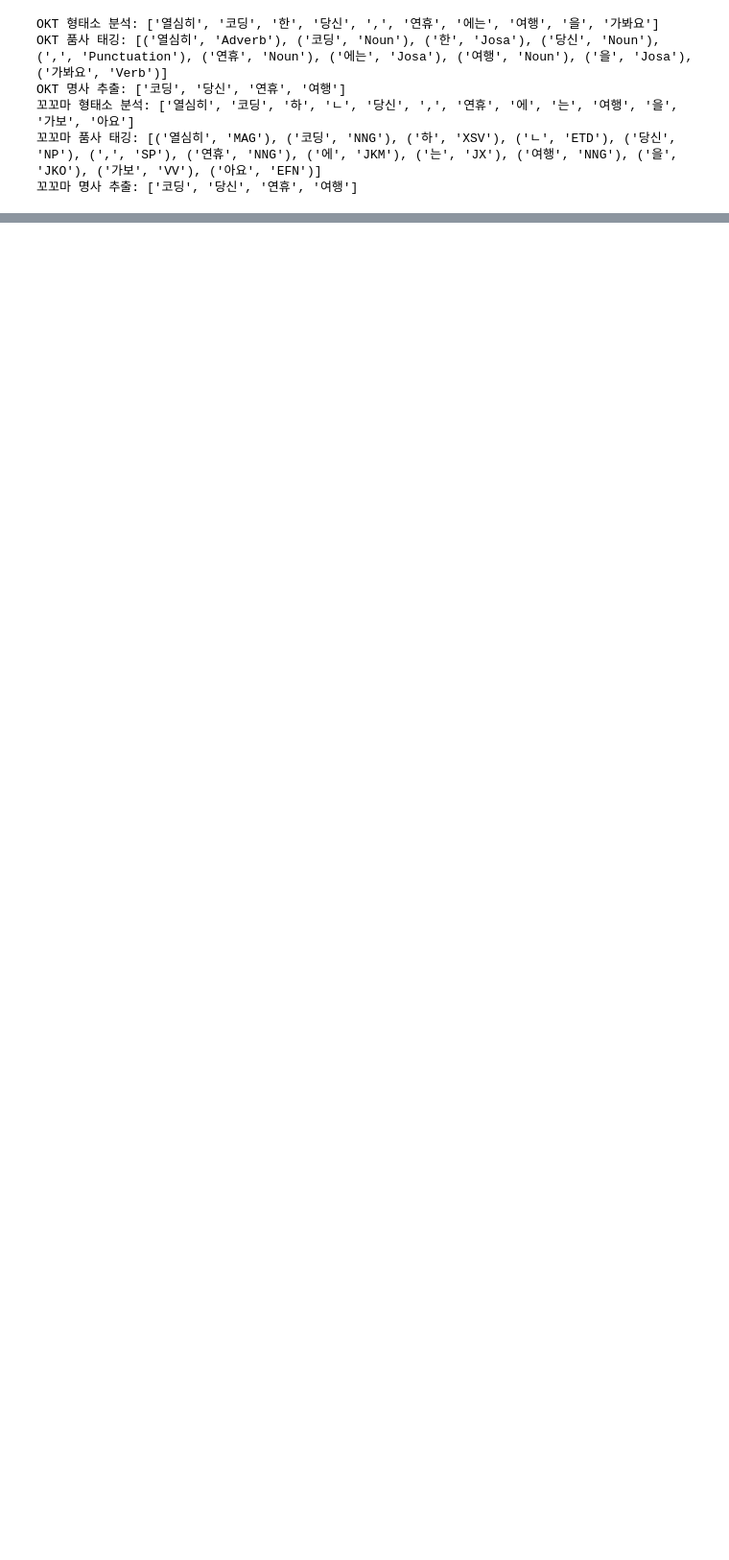
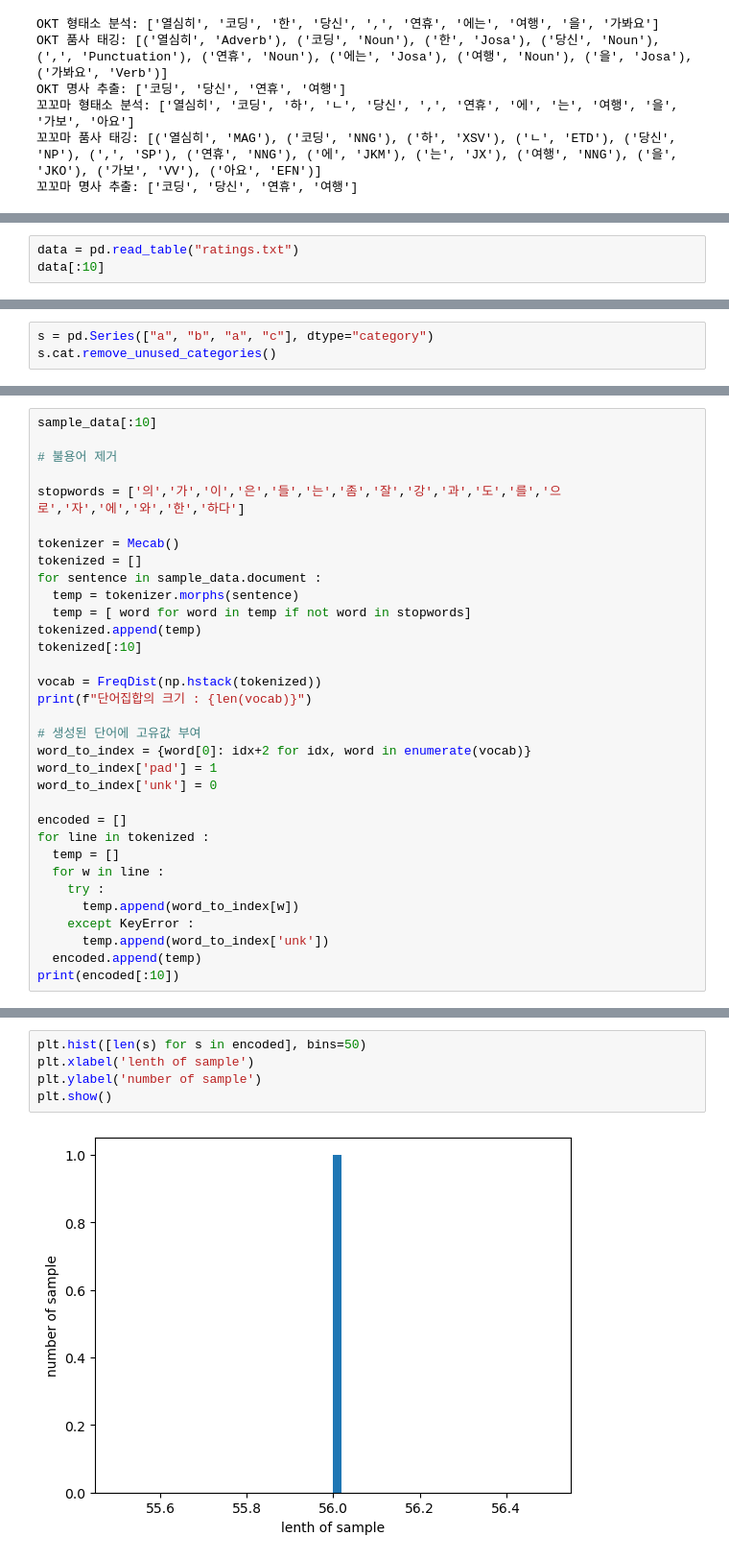
Before and after one commit to HyunJunSon/NIPA-ORACLE, a Jupyter notebook: python-prac2.ipynb, the cells around one changed output, grey strips where cells are left out. Shown: that part at 96% size. Drawn from its saved outputs; the diff is of its cells as text; blank space fills up the shorter version.

```diff
--- a/python-prac2.ipynb
+++ b/python-prac2.ipynb
@@ -474,0 +567,3 @@ OKT 명사 추출: ['코딩', '당신', '연휴', '여행']
+# %%
+data = pd.read_table("ratings.txt")
+data[:10]
@@ -474,0 +611,3 @@ OKT 명사 추출: ['코딩', '당신', '연휴', '여행']
+# %%
+s = pd.Series(["a", "b", "a", "c"], dtype="category")
+s.cat.remove_unused_categories()
@@ -474,0 +665,33 @@ OKT 명사 추출: ['코딩', '당신', '연휴', '여행']
+# %%
+sample_data[:10]
+
+# 불용어 제거
+
+stopwords = ['의','가','이','은','들','는','좀','잘','강','과','도','를','으로','자','에','와','한','하다']
+
+tokenizer = Mecab()
+tokenized = []
+for sentence in sample_data.document :
+  temp = tokenizer.morphs(sentence)
+  temp = [ word for word in temp if not word in stopwords]
+tokenized.append(temp)
+tokenized[:10]
+
+vocab = FreqDist(np.hstack(tokenized))
+print(f"단어집합의 크기 : {len(vocab)}")
+
+# 생성된 단어에 고유값 부여
+word_to_index = {word[0]: idx+2 for idx, word in enumerate(vocab)}
+word_to_index['pad'] = 1
+word_to_index['unk'] = 0
+
+encoded = []
+for line in tokenized :
+  temp = []
+  for w in line :
+    try :
+      temp.append(word_to_index[w])
+    except KeyError :
+      temp.append(word_to_index['unk'])
+  encoded.append(temp)
+print(encoded[:10])
@@ -474,0 +715,7 @@ OKT 명사 추출: ['코딩', '당신', '연휴', '여행']
+# %%
+plt.hist([len(s) for s in encoded], bins=50)
+plt.xlabel('lenth of sample')
+plt.ylabel('number of sample')
+plt.show()
+# %% [output]
+[figure, added]
```
Also changed, not shown: parts of 20 cells of this notebook, 7 other files.
